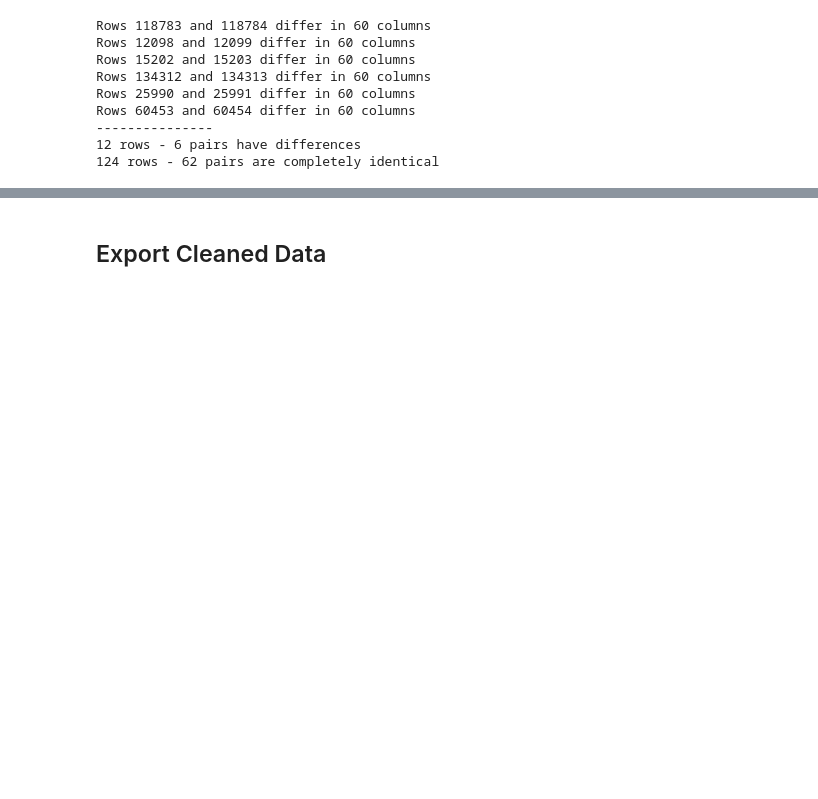
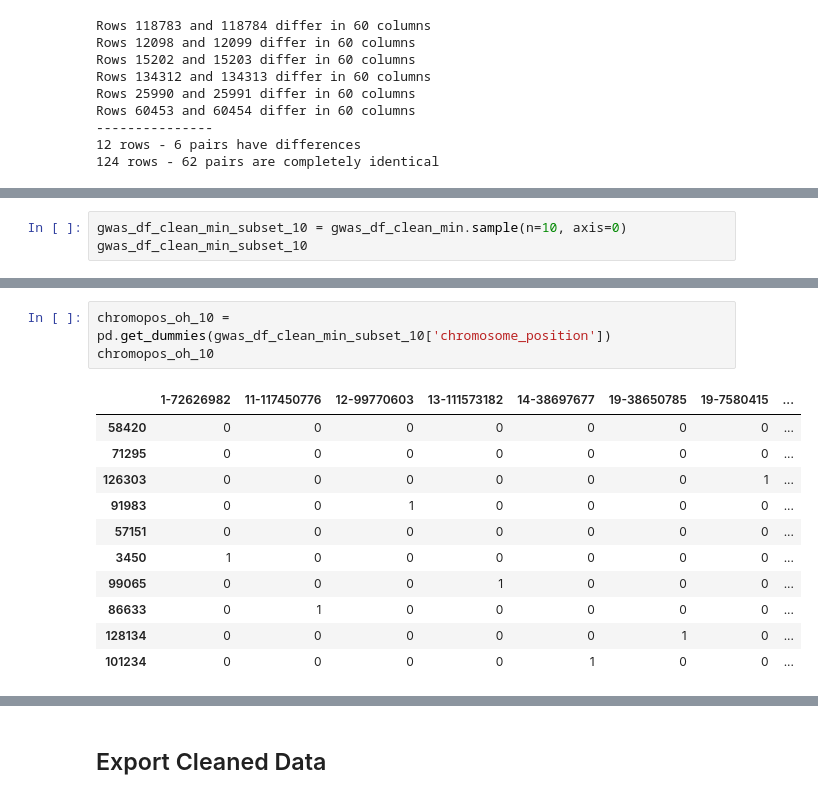
Before and after one commit to dag-ml/nodag, a Jupyter notebook: src/gwas_exploration_preprocessing.ipynb, the cells around one changed output, grey strips where cells are left out. Drawn from its saved outputs; the diff is of its cells as text; blank space fills up the shorter version.

```diff
--- a/src/gwas_exploration_preprocessing.ipynb
+++ b/src/gwas_exploration_preprocessing.ipynb
@@ -331,0 +386,3 @@ Rows 60453 and 60454 differ in 60 columns
+# %%
+gwas_df_clean_min_subset_10 = gwas_df_clean_min.sample(n=10, axis=0)
+gwas_df_clean_min_subset_10
@@ -331,0 +419,15 @@ Rows 60453 and 60454 differ in 60 columns
+# %%
+chromopos_oh_10 = pd.get_dummies(gwas_df_clean_min_subset_10['chromosome_position'])
+chromopos_oh_10
+# %% [output]
+|  | 1-72626982 | 11-117450776 | 12-99770603 | 13-111573182 | 14-38697677 | 19-38650785 | 19-7580415 | ... |
+| 58420 | 0 | 0 | 0 | 0 | 0 | 0 | 0 | ... |
+| 71295 | 0 | 0 | 0 | 0 | 0 | 0 | 0 | ... |
+| 126303 | 0 | 0 | 0 | 0 | 0 | 0 | 1 | ... |
+| 91983 | 0 | 0 | 1 | 0 | 0 | 0 | 0 | ... |
+| 57151 | 0 | 0 | 0 | 0 | 0 | 0 | 0 | ... |
+| 3450 | 1 | 0 | 0 | 0 | 0 | 0 | 0 | ... |
+| 99065 | 0 | 0 | 0 | 1 | 0 | 0 | 0 | ... |
+| 86633 | 0 | 1 | 0 | 0 | 0 | 0 | 0 | ... |
+| 128134 | 0 | 0 | 0 | 0 | 0 | 1 | 0 | ... |
+| 101234 | 0 | 0 | 0 | 0 | 1 | 0 | 0 | ... |
```
Also changed, not shown: parts of 11 cells of this notebook, 16 other files.
